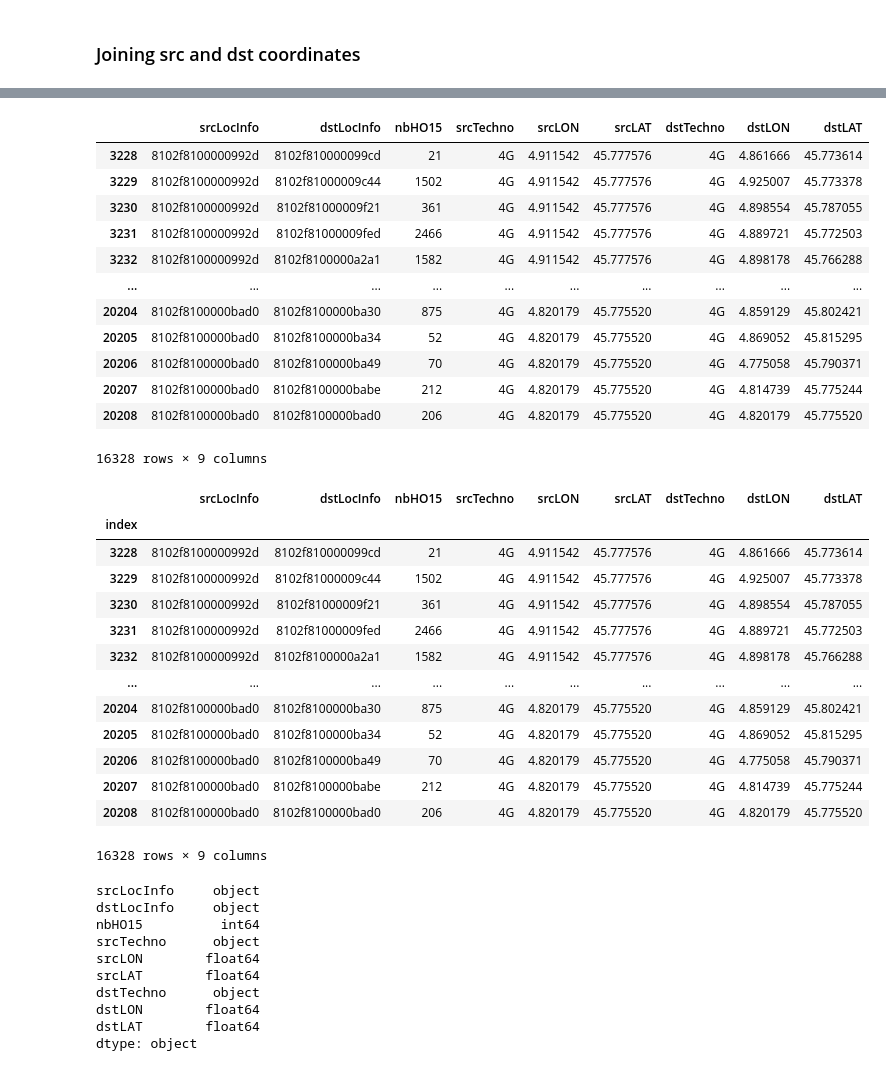
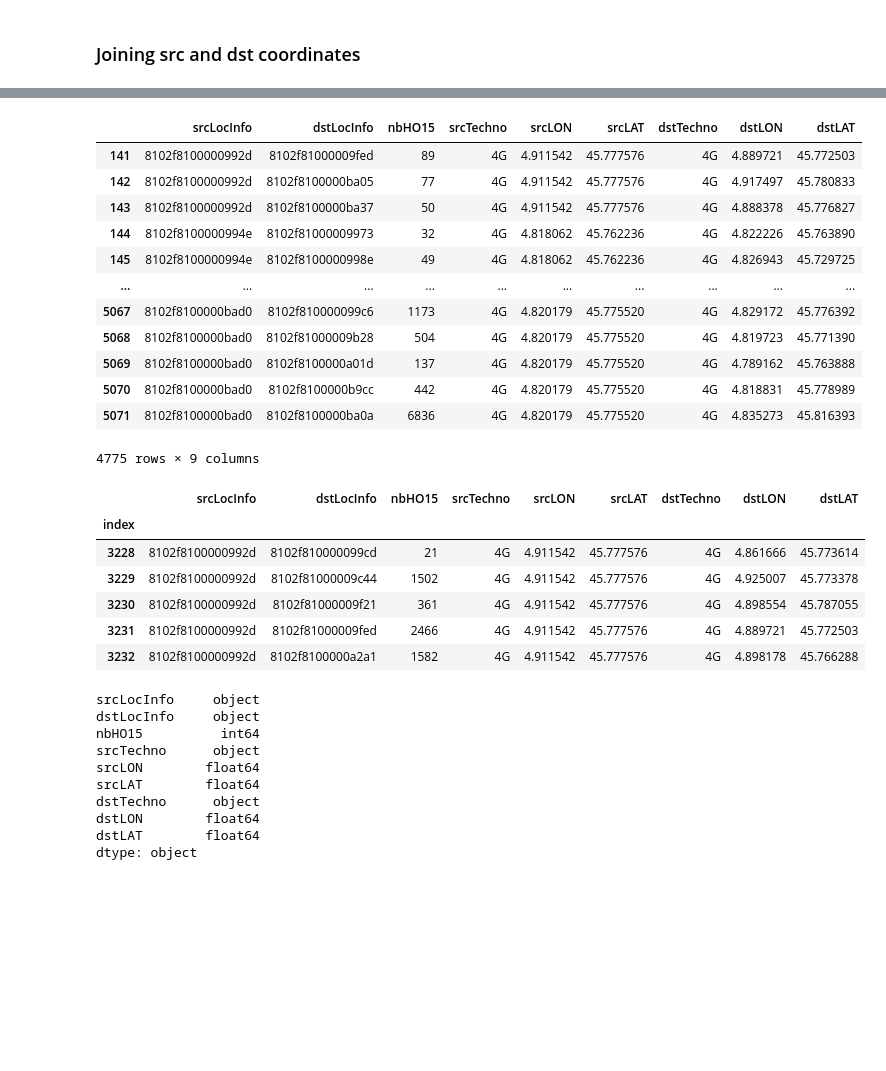
Before and after one commit to eakopyan/Popular-paths, a Jupyter notebook: HOProcess_v2/parquet_parser.ipynb, the cells around one changed output, grey strips where cells are left out. Cells and saved outputs as stored; diff of their text form; code cells hidden in the pictures; blank space fills up the shorter version.

Commit message:
Generated distinct day-night datasets

```diff
--- a/HOProcess_v2/parquet_parser.ipynb
+++ b/HOProcess_v2/parquet_parser.ipynb
@@ -201,18 +218,26 @@ agg_df
-# %%
-agg_df_4G = agg_df.loc[agg_df['srcTechno']=='4G'] # no need to filter by dstTechno, same output
-agg_df_4G
-# %% [output]
-|  | srcLocInfo | dstLocInfo | nbHO15 | srcTechno | srcLON | srcLAT | dstTechno | dstLON | dstLAT |
-| 3228 | 8102f8100000992d | 8102f810000099cd | 21 | 4G | 4.911542 | 45.777576 | 4G | 4.861666 | 45.773614 |
-| 3229 | 8102f8100000992d | 8102f81000009c44 | 1502 | 4G | 4.911542 | 45.777576 | 4G | 4.925007 | 45.773378 |
-| 3230 | 8102f8100000992d | 8102f81000009f21 | 361 | 4G | 4.911542 | 45.777576 | 4G | 4.898554 | 45.787055 |
-| 3231 | 8102f8100000992d | 8102f81000009fed | 2466 | 4G | 4.911542 | 45.777576 | 4G | 4.889721 | 45.772503 |
-| 3232 | 8102f8100000992d | 8102f8100000a2a1 | 1582 | 4G | 4.911542 | 45.777576 | 4G | 4.898178 | 45.766288 |
-| ... | ... | ... | ... | ... | ... | ... | ... | ... | ... |
-| 20204 | 8102f8100000bad0 | 8102f8100000ba30 | 875 | 4G | 4.820179 | 45.775520 | 4G | 4.859129 | 45.802421 |
-| 20205 | 8102f8100000bad0 | 8102f8100000ba34 | 52 | 4G | 4.820179 | 45.775520 | 4G | 4.869052 | 45.815295 |
-| 20206 | 8102f8100000bad0 | 8102f8100000ba49 | 70 | 4G | 4.820179 | 45.775520 | 4G | 4.775058 | 45.790371 |
-| 20207 | 8102f8100000bad0 | 8102f8100000babe | 212 | 4G | 4.820179 | 45.775520 | 4G | 4.814739 | 45.775244 |
-| 20208 | 8102f8100000bad0 | 8102f8100000bad0 | 206 | 4G | 4.820179 | 45.775520 | 4G | 4.820179 | 45.775520 |
-16328 rows × 9 columns
+# %%
+# Add src EnB coordinates
+agg_df_night = agg_df_night.join(enb_df.set_index('LocInfo'), on='srcLocInfo')
+agg_df_night.rename(columns={'TECHNO':'srcTechno','LON':'srcLON', 'LAT':'srcLAT'}, inplace=True)
+
+# Add dst EnB coordinates
+agg_df_night = agg_df_night.join(enb_df.set_index('LocInfo'), on='dstLocInfo')
+agg_df_night.rename(columns={'TECHNO':'dstTechno','LON':'dstLON', 'LAT':'dstLAT'}, inplace=True)
+
+agg_df_night = agg_df_night.loc[agg_df_night['srcTechno']=='4G'] # no need to filter by dstTechno, same output
+agg_df_night
+# %% [output]
+|  | srcLocInfo | dstLocInfo | nbHO15 | srcTechno | srcLON | srcLAT | dstTechno | dstLON | dstLAT |
+| 141 | 8102f8100000992d | 8102f81000009fed | 89 | 4G | 4.911542 | 45.777576 | 4G | 4.889721 | 45.772503 |
+| 142 | 8102f8100000992d | 8102f8100000ba05 | 77 | 4G | 4.911542 | 45.777576 | 4G | 4.917497 | 45.780833 |
+| 143 | 8102f8100000992d | 8102f8100000ba37 | 50 | 4G | 4.911542 | 45.777576 | 4G | 4.888378 | 45.776827 |
+| 144 | 8102f8100000994e | 8102f81000009973 | 32 | 4G | 4.818062 | 45.762236 | 4G | 4.822226 | 45.763890 |
+| 145 | 8102f8100000994e | 8102f8100000998e | 49 | 4G | 4.818062 | 45.762236 | 4G | 4.826943 | 45.729725 |
+| ... | ... | ... | ... | ... | ... | ... | ... | ... | ... |
+| 5067 | 8102f8100000bad0 | 8102f810000099c6 | 1173 | 4G | 4.820179 | 45.775520 | 4G | 4.829172 | 45.776392 |
+| 5068 | 8102f8100000bad0 | 8102f81000009b28 | 504 | 4G | 4.820179 | 45.775520 | 4G | 4.819723 | 45.771390 |
+| 5069 | 8102f8100000bad0 | 8102f8100000a01d | 137 | 4G | 4.820179 | 45.775520 | 4G | 4.789162 | 45.763888 |
+| 5070 | 8102f8100000bad0 | 8102f8100000b9cc | 442 | 4G | 4.820179 | 45.775520 | 4G | 4.818831 | 45.778989 |
+| 5071 | 8102f8100000bad0 | 8102f8100000ba0a | 6836 | 4G | 4.820179 | 45.775520 | 4G | 4.835273 | 45.816393 |
+4775 rows × 9 columns
 # %%
@@ -223,19 +253,13 @@ agg_df_4G.astype({'srcLON': 'float64',
 # %%
-agg_df_4G = pd.read_parquet(path='..\\Processed_data\\HO_AGG_16-22_4G_coords.snappy.parquet', engine='fastparquet')
-agg_df_4G
+agg_df_day = pd.read_parquet(path='..\\Processed_data\\HO_AGG_16-22_4G_coords.snappy.parquet', engine='fastparquet')
+agg_df_night = pd.read_parquet(path='..\\Processed_data\\HO_AGG_16-22_4G_coords.snappy.parquet', engine='fastparquet')
+agg_df_day.head()
 # %% [output]
 |  | srcLocInfo | dstLocInfo | nbHO15 | srcTechno | srcLON | srcLAT | dstTechno | dstLON | dstLAT |
 | index |  |  |  |  |  |  |  |  |  |
 | 3228 | 8102f8100000992d | 8102f810000099cd | 21 | 4G | 4.911542 | 45.777576 | 4G | 4.861666 | 45.773614 |
 | 3229 | 8102f8100000992d | 8102f81000009c44 | 1502 | 4G | 4.911542 | 45.777576 | 4G | 4.925007 | 45.773378 |
 | 3230 | 8102f8100000992d | 8102f81000009f21 | 361 | 4G | 4.911542 | 45.777576 | 4G | 4.898554 | 45.787055 |
 | 3231 | 8102f8100000992d | 8102f81000009fed | 2466 | 4G | 4.911542 | 45.777576 | 4G | 4.889721 | 45.772503 |
 | 3232 | 8102f8100000992d | 8102f8100000a2a1 | 1582 | 4G | 4.911542 | 45.777576 | 4G | 4.898178 | 45.766288 |
-| ... | ... | ... | ... | ... | ... | ... | ... | ... | ... |
-| 20204 | 8102f8100000bad0 | 8102f8100000ba30 | 875 | 4G | 4.820179 | 45.775520 | 4G | 4.859129 | 45.802421 |
-| 20205 | 8102f8100000bad0 | 8102f8100000ba34 | 52 | 4G | 4.820179 | 45.775520 | 4G | 4.869052 | 45.815295 |
-| 20206 | 8102f8100000bad0 | 8102f8100000ba49 | 70 | 4G | 4.820179 | 45.775520 | 4G | 4.775058 | 45.790371 |
-| 20207 | 8102f8100000bad0 | 8102f8100000babe | 212 | 4G | 4.820179 | 45.775520 | 4G | 4.814739 | 45.775244 |
-| 20208 | 8102f8100000bad0 | 8102f8100000bad0 | 206 | 4G | 4.820179 | 45.775520 | 4G | 4.820179 | 45.775520 |
-16328 rows × 9 columns
 # %%
```
Also changed, not shown: parts of 15 cells of this notebook, 7 other files.
